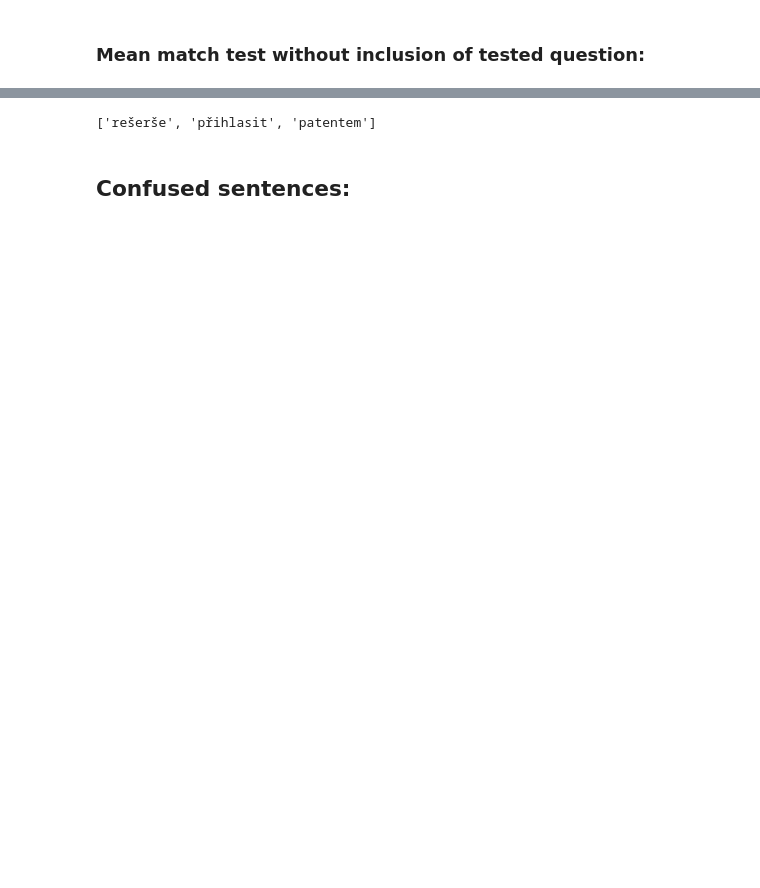
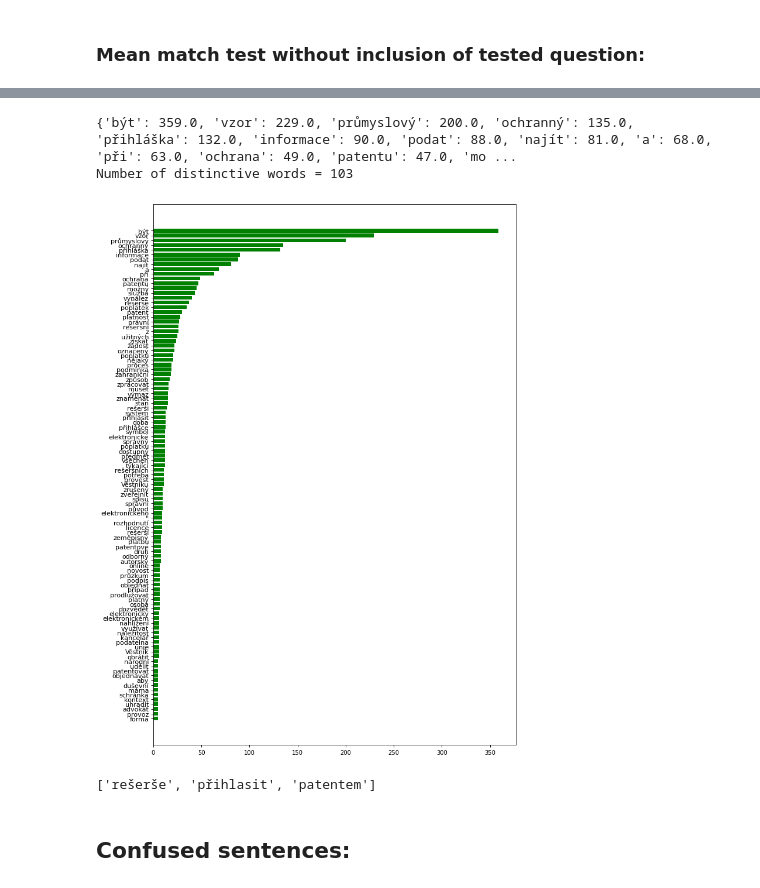
Before and after one commit to poludmik/fastText_project, a Jupyter notebook: similar_sent_tests.ipynb, the cells around one changed output, grey strips where cells are left out. Cells and saved outputs as stored; diff of their text form; code cells hidden in the pictures; blank space fills up the shorter version.

Commit message:
Histogram of words count.

```diff
--- a/similar_sent_tests.ipynb
+++ b/similar_sent_tests.ipynb
@@ -20,22 +20,14 @@ Warning : `load_model` does not return WordVectorModel or SupervisedModel any mo
 # %% [markdown]
 ### Tests:
 # %%
-path_to_corpus = "upv_faq/Q78_questions.xlsx"
-path_to_save = "780_upv_questions/w_probs_in_questions.json"
-count_word_probs_in_questions(path_to_corpus, path_to_save)
-with open(path_to_save, "r") as wp_file:
-    probs_q = json.load(wp_file)
-
-
-path_to_corpus = "upv_faq/Q78_answers_no_tags.xlsx"
-path_to_save = "780_upv_questions/w_probs_in_answers.json"
-count_word_probs_in_answers(path_to_corpus, path_to_save)
-with open(path_to_save, "r") as wp_file:
-    probs_a = json.load(wp_file)
-
+path_to_q = "upv_faq/Q78_questions.xlsx"
+path_to_a = "upv_faq/Q78_answers_no_tags.xlsx"
 
 path_to_save = "780_upv_questions/w_probs_in_q_and_a.json"
-probs = combine_dicts(probs_a, probs_q, save_path=path_to_save)
+probs, n_words = count_word_probs_in_corpuses(path_to_save, path_to_questions=path_to_q, path_to_answers=None)
+
+# with open(path_to_save, "r") as wp_file:
+#     probs = json.load(wp_file)
 
 # print(dict(sorted(probs.items(), key=lambda item: -item[1])))
 # %%
@@ -67,3 +59,11 @@ print(f"2nd right: {s}\n3rd right: {t}\n-> {round(f+s+t, 3)}")
+# %%
+# pouze words from questions:
+probs, n_words = count_word_probs_in_corpuses(path_to_save, path_to_questions=path_to_q, path_to_answers=None)
+histogram_of_words(probs, n_words)
+# %% [output]
+{'být': 359.0, 'vzor': 229.0, 'průmyslový': 200.0, 'ochranný': 135.0, 'přihláška': 132.0, 'informace': 90.0, 'podat': 88.0, 'najít': 81.0, 'a': 68.0, 'při': 63.0, 'ochrana': 49.0, 'patentu': 47.0, 'mo ...
+Number of distinctive words = 103
+[figure, added]
 # %%
 LMTZR.remove_stop_words_from_sentence(["rešerše", "mezi", "jsem", "přihlasit", "jak", "patentem"])
 # %% [output]
```
Also changed, not shown: parts of 8 cells of this notebook, 6 other files.
